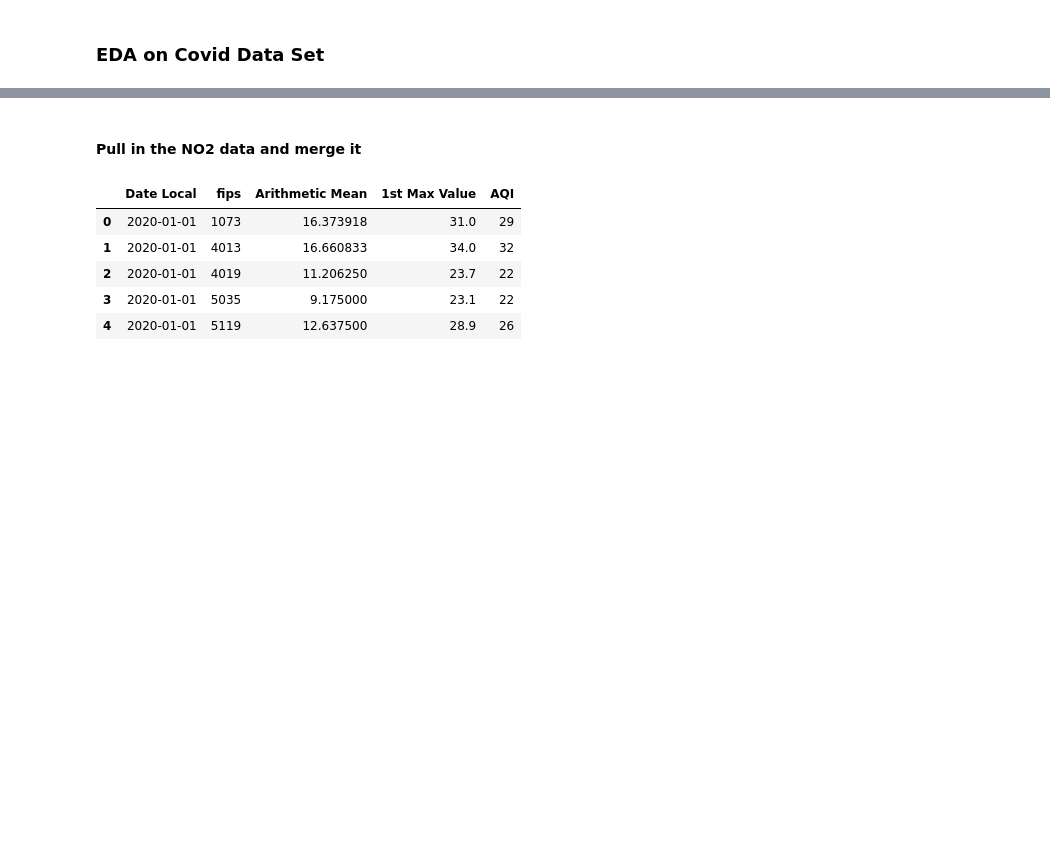
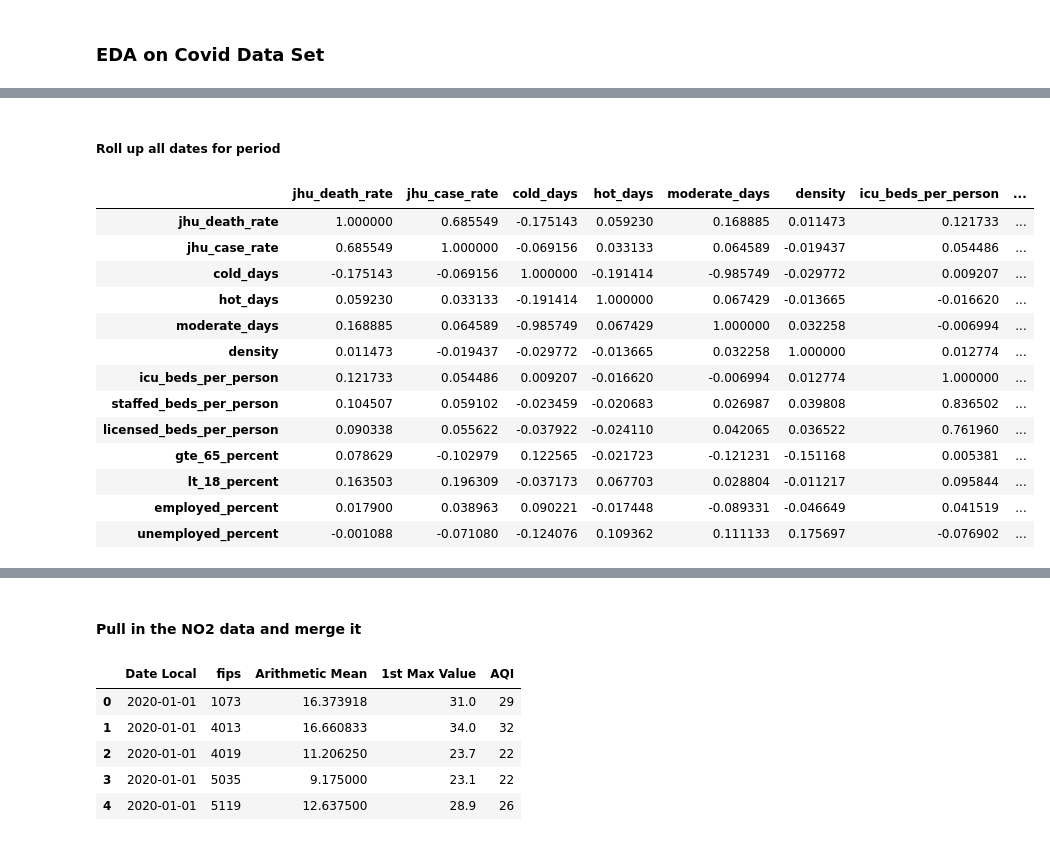
Before and after one commit to richstrouss/capstone, a Jupyter notebook: data/covid/covid_data_analysis.ipynb, the cells around one changed output, grey strips where cells are left out. Cells and saved outputs as stored; diff of their text form; code cells hidden in the pictures; blank space fills up the shorter version.

```diff
--- a/data/covid/covid_data_analysis.ipynb
+++ b/data/covid/covid_data_analysis.ipynb
@@ -199,0 +227,4 @@ Index(['dates', 'JHU_ConfirmedCases.data', 'JHU_ConfirmedCases.missing',
+# %%
+sdf_filtered = sdf.copy()
+sdf_filtered = sdf_filtered[sdf_filtered.dates >= '2020-03-11']
+sdf_filtered = sdf_filtered[sdf_filtered.dates <= '2021-03-11']
@@ -199,0 +299,47 @@ Index(['dates', 'JHU_ConfirmedCases.data', 'JHU_ConfirmedCases.missing',
+# %% [markdown]
+##### Roll up all dates for period
+# %%
+rollup_by_county = sdf_filtered.groupby(by='county').agg({'jhu_death_rate': 'sum',
+                                                            'jhu_case_rate': 'sum',
+                                                            'cold_days': 'sum',
+                                                            'hot_days': 'sum',
+                                                            'moderate_days': 'sum',
+                                                            'density': 'max',
+                                                            'icu_beds_per_person': 'mean',
+                                                            'staffed_beds_per_person': 'mean',
+                                                            'licensed_beds_per_person': 'mean',
+                                                            'gte_65_percent': 'mean',
+                                                            'lt_18_percent': 'mean',
+                                                            'employed_percent': 'mean',
+                                                            'unemployed_percent': 'mean'})
+
+rollup_by_date = sdf_filtered.groupby(by='dates').agg({'jhu_death_rate': 'sum',
+                                                            'jhu_case_rate': 'sum',
+                                                            'cold_days': 'sum',
+                                                            'hot_days': 'sum',
+                                                            'moderate_days': 'sum',
+                                                            'density': 'sum',
+                                                            'icu_beds_per_person': 'sum',
+                                                            'staffed_beds_per_person': 'sum',
+                                                            'licensed_beds_per_person': 'sum',
+                                                            'gte_65_percent': 'sum',
+                                                            'lt_18_percent': 'sum',
+                                                            'employed_percent': 'sum',
+                                                            'unemployed_percent': 'sum'})
+# %%
+rollup_by_county.corr()
+# %% [output]
+|  | jhu_death_rate | jhu_case_rate | cold_days | hot_days | moderate_days | density | icu_beds_per_person | ... |
+| jhu_death_rate | 1.000000 | 0.685549 | -0.175143 | 0.059230 | 0.168885 | 0.011473 | 0.121733 | ... |
+| jhu_case_rate | 0.685549 | 1.000000 | -0.069156 | 0.033133 | 0.064589 | -0.019437 | 0.054486 | ... |
+| cold_days | -0.175143 | -0.069156 | 1.000000 | -0.191414 | -0.985749 | -0.029772 | 0.009207 | ... |
+| hot_days | 0.059230 | 0.033133 | -0.191414 | 1.000000 | 0.067429 | -0.013665 | -0.016620 | ... |
+| moderate_days | 0.168885 | 0.064589 | -0.985749 | 0.067429 | 1.000000 | 0.032258 | -0.006994 | ... |
+| density | 0.011473 | -0.019437 | -0.029772 | -0.013665 | 0.032258 | 1.000000 | 0.012774 | ... |
+| icu_beds_per_person | 0.121733 | 0.054486 | 0.009207 | -0.016620 | -0.006994 | 0.012774 | 1.000000 | ... |
+| staffed_beds_per_person | 0.104507 | 0.059102 | -0.023459 | -0.020683 | 0.026987 | 0.039808 | 0.836502 | ... |
+| licensed_beds_per_person | 0.090338 | 0.055622 | -0.037922 | -0.024110 | 0.042065 | 0.036522 | 0.761960 | ... |
+| gte_65_percent | 0.078629 | -0.102979 | 0.122565 | -0.021723 | -0.121231 | -0.151168 | 0.005381 | ... |
+| lt_18_percent | 0.163503 | 0.196309 | -0.037173 | 0.067703 | 0.028804 | -0.011217 | 0.095844 | ... |
+| employed_percent | 0.017900 | 0.038963 | 0.090221 | -0.017448 | -0.089331 | -0.046649 | 0.041519 | ... |
+| unemployed_percent | -0.001088 | -0.071080 | -0.124076 | 0.109362 | 0.111133 | 0.175697 | -0.076902 | ... |
```
Also changed, not shown: parts of 23 cells of this notebook, 1 other file.
